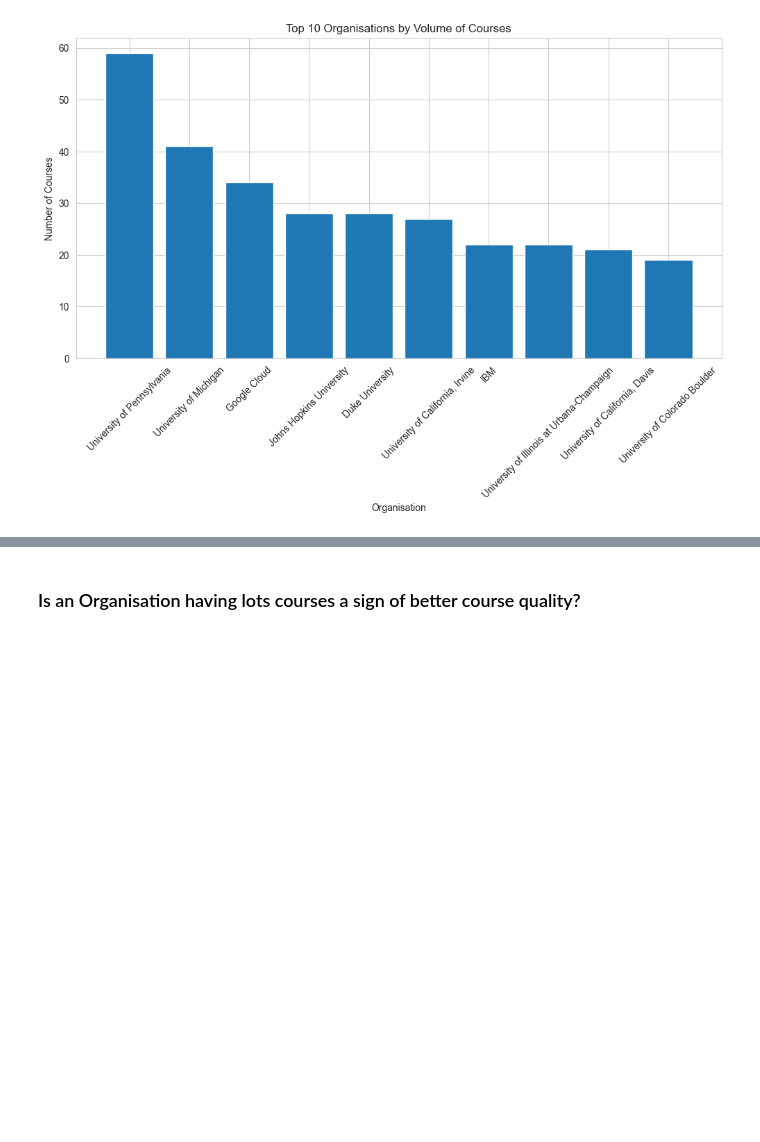
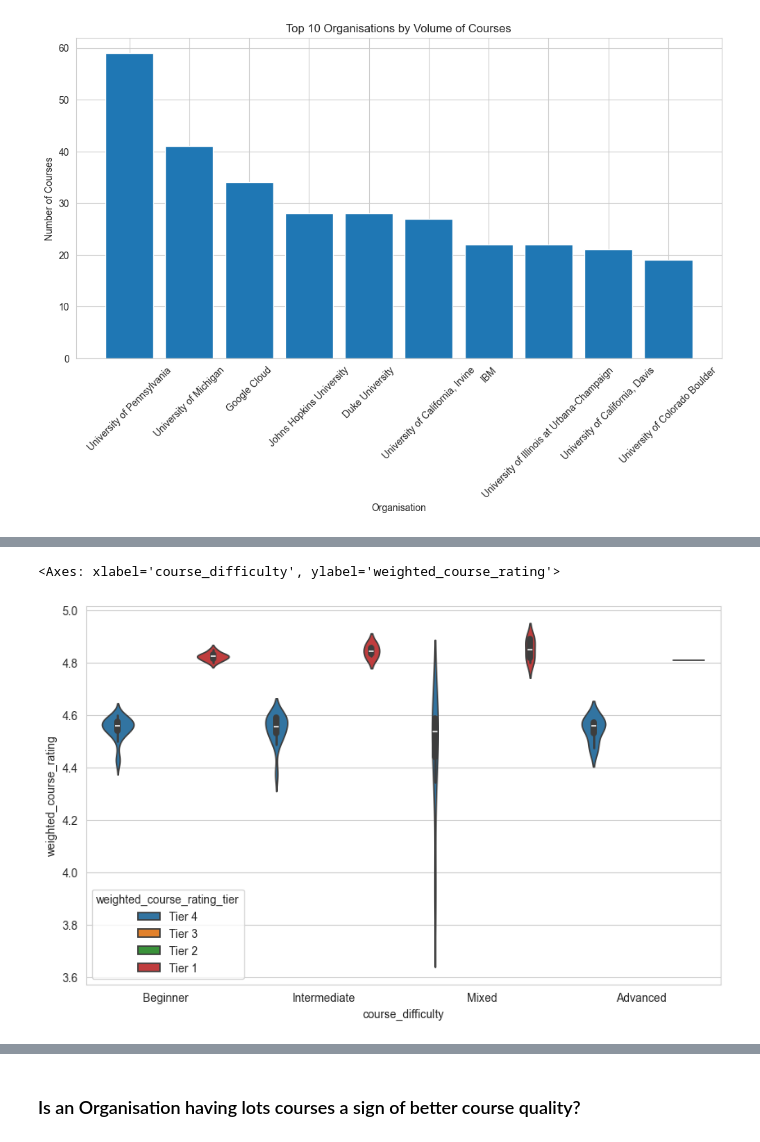
Before and after one commit to guywinfield/Data-Science-Projects, a Jupyter notebook: Analyses/Coursera Course Analysis/Coursera EDA.ipynb, the cells around one changed output, grey strips where cells are left out. Saved outputs shown, nothing was run; the diff lists cells and outputs as text; code cells hidden in the pictures; blank space fills up the shorter version.

Commit message:
Coursera Analysis Upload

```diff
--- a/Analyses/Coursera Course Analysis/Coursera EDA.ipynb
+++ b/Analyses/Coursera Course Analysis/Coursera EDA.ipynb
@@ -570,0 +579,3 @@ plt.show()
+# %%
+df_best_vs_worst = df[df['weighted_course_rating_tier'].isin(['Tier 1','Tier 4'])]
+df_best_vs_worst.head(2)
@@ -570,0 +586,13 @@ plt.show()
+# %%
+fig, ax = plt.subplots(figsize=(10, 6))
+
+sns.violinplot(
+    data=df_best_vs_worst,
+    x="course_difficulty",
+    y="weighted_course_rating",
+    hue="weighted_course_rating_tier",
+)
+#ax.set_ylim(4.2, 4.9)
+# %% [output]
+<Axes: xlabel='course_difficulty', ylabel='weighted_course_rating'>
+[figure, added]
```
Also changed, not shown: parts of 4 cells of this notebook, 1 other file.
